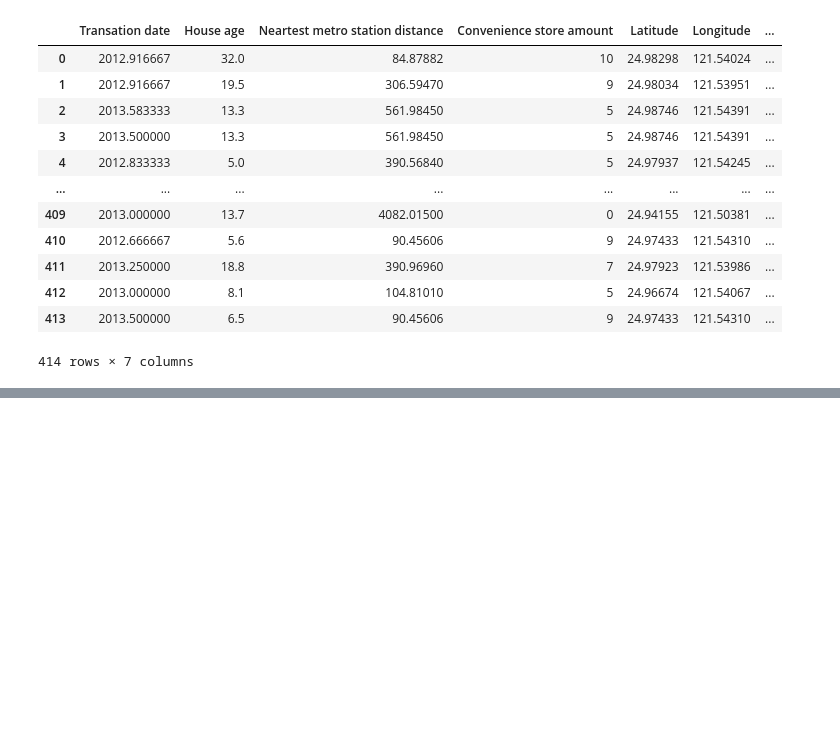
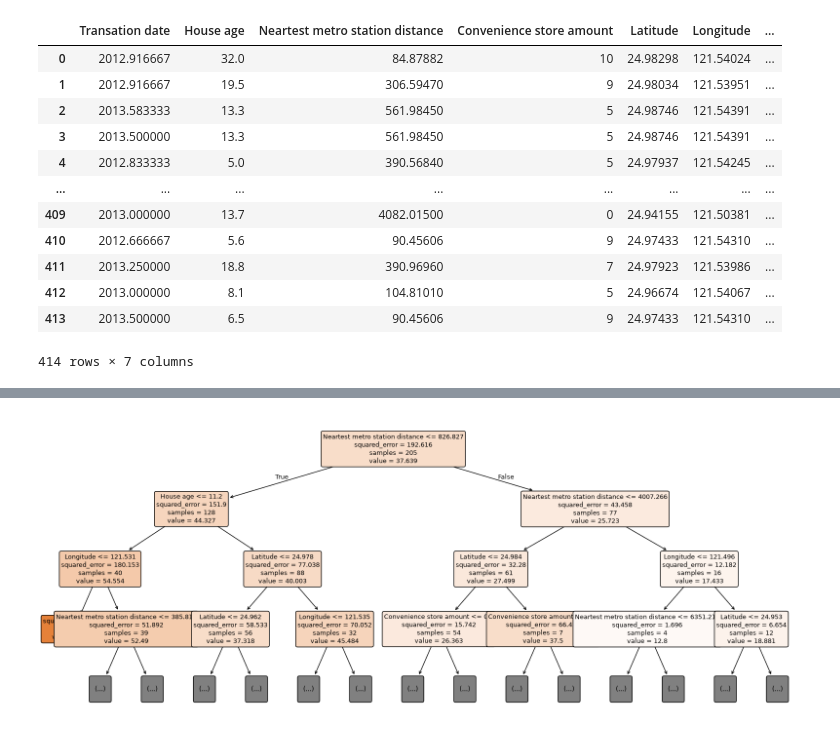
Before and after one commit to sba26097-ai/ML-CA_1, a Jupyter notebook: CA_1_ML.ipynb, the cells around one changed output, grey strips where cells are left out. Cells and saved outputs as stored; diff of their text form; code cells hidden in the pictures; blank space fills up the shorter version.

```diff
--- a/CA_1_ML.ipynb
+++ b/CA_1_ML.ipynb
@@ -247,0 +339,8 @@ Name: Longitude, Length: 414, dtype: float64
+# %%
+from sklearn.ensemble import RandomForestRegressor
+
+# Train the model
+rf_model = RandomForestRegressor().fit(X_train, y_train)
+
+# Calculate the predicted values
+y_pred_rf = rf_model.predict(X_test)
@@ -247,0 +377,8 @@ Name: Longitude, Length: 414, dtype: float64
+# %%
+# Plot the Decision Tree
+plt.figure(figsize = (20, 8))
+plot_tree(rf_model.estimators_[0],filled = True, feature_names = X.columns.tolist(),
+          rounded = True,max_depth=3, fontsize = 9)
+plt.show()
+# %% [output]
+[figure, added]
```
Also changed, not shown: parts of 18 cells of this notebook.
